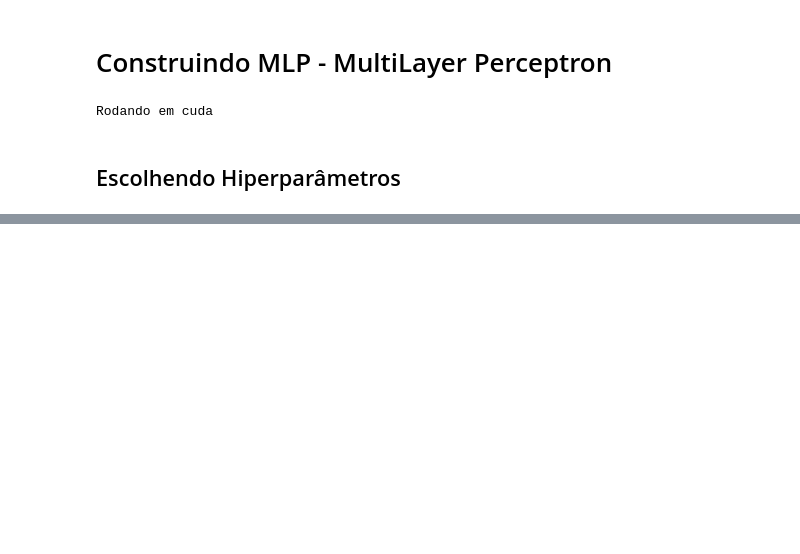
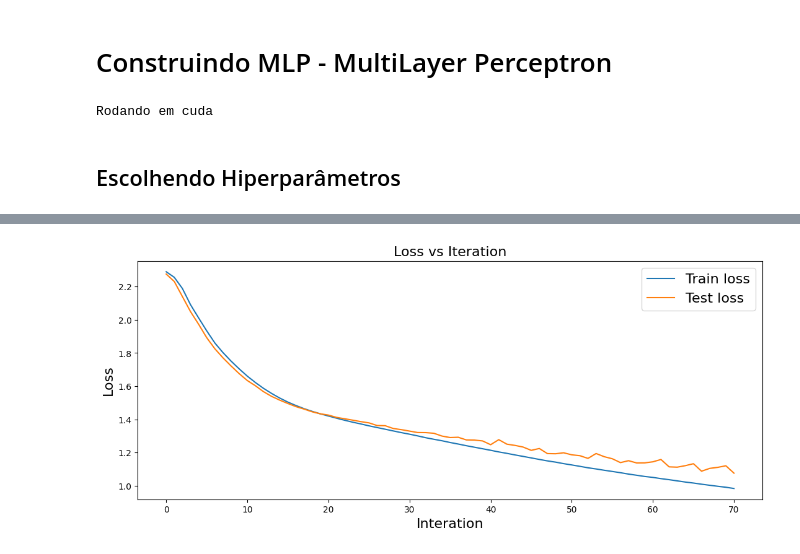
Before and after one commit to Fishguto5/CV-DL, a Jupyter notebook: CNN/CVS2.ipynb, the cells around one changed output, grey strips where cells are left out. Cells and saved outputs as stored; diff of their text form; code cells hidden in the pictures; blank space fills up the shorter version.

```diff
--- a/CNN/CVS2.ipynb
+++ b/CNN/CVS2.ipynb
@@ -194,0 +199,41 @@ plot_losses(losses)
+# %%
+class ConvolutionalModel(nn.Module):
+  def __init__(self):
+    super().__init__()
+    self.convlayers = nn.Sequential( #aprende a fazer a representação da imagem
+        #padding diz sobre as bordas, ou seja, se iremos aplicar a matriz do kernel apenas sobre a matriz ou se iremos expandir a matriz dos dados da imagem
+        # strive diz sobre o quanto que iremos andar sobre a matriz dos dados, por padrão o stride é 1, ou seja, a matriz do kernel é deslocada em 1 sobre a matriz dos dados da imagem
+        nn.Conv2d(3, 16, kernel_size=(3,3)), #3 pq são 3 canais de cores e 16 mapas são gerados
+        nn.ReLU(),
+        nn.MaxPool2d(2,2),
+        nn.Conv2d(16,32,kernel_size=(3,3)),
+        nn.ReLU(),
+        nn.MaxPool2d(2,2)
+    )
+
+    self.linearlayer = nn.Sequential( #aprende a classificar a imagem
+        nn.Linear(1152,256),
+        nn.ReLU(),
+        nn.Linear(256,10) #10 classes de imagens
+    )
+
+  def forward(self,x):
+    x = self.convlayers(x) #aprende as features
+    x = torch.flatten(x,1)
+    return self.linearlayer(x)
+# %%
+convmodel = ConvolutionalModel().to(device)
+# %%
+conv_optimizer = torch.optim.SGD(convmodel.parameters(), lr = 0.001)
+convlossfunc = nn.CrossEntropyLoss()
+# %%
+epochs = 71
+conv_train_losses = []
+conv_test_losses = []
+for t in range(epochs):
+  train_loss = train(convmodel, train_loader, convlossfunc, conv_optimizer)
+  conv_train_losses.append(train_loss)
+  if t % 10 == 0:
+    print(f'Epoca: {t} Train Loss: {train_loss}')
+  test_loss = validate(convmodel, test_loader, convlossfunc)
+  conv_test_losses.append(test_loss)
@@ -194,0 +249,5 @@ plot_losses(losses)
+# %%
+convlosses = {"Train loss": conv_train_losses, "Test loss": conv_test_losses}
+plot_losses(convlosses)
+# %% [output]
+[figure, added]
```
Also changed, not shown: parts of 12 cells of this notebook.
